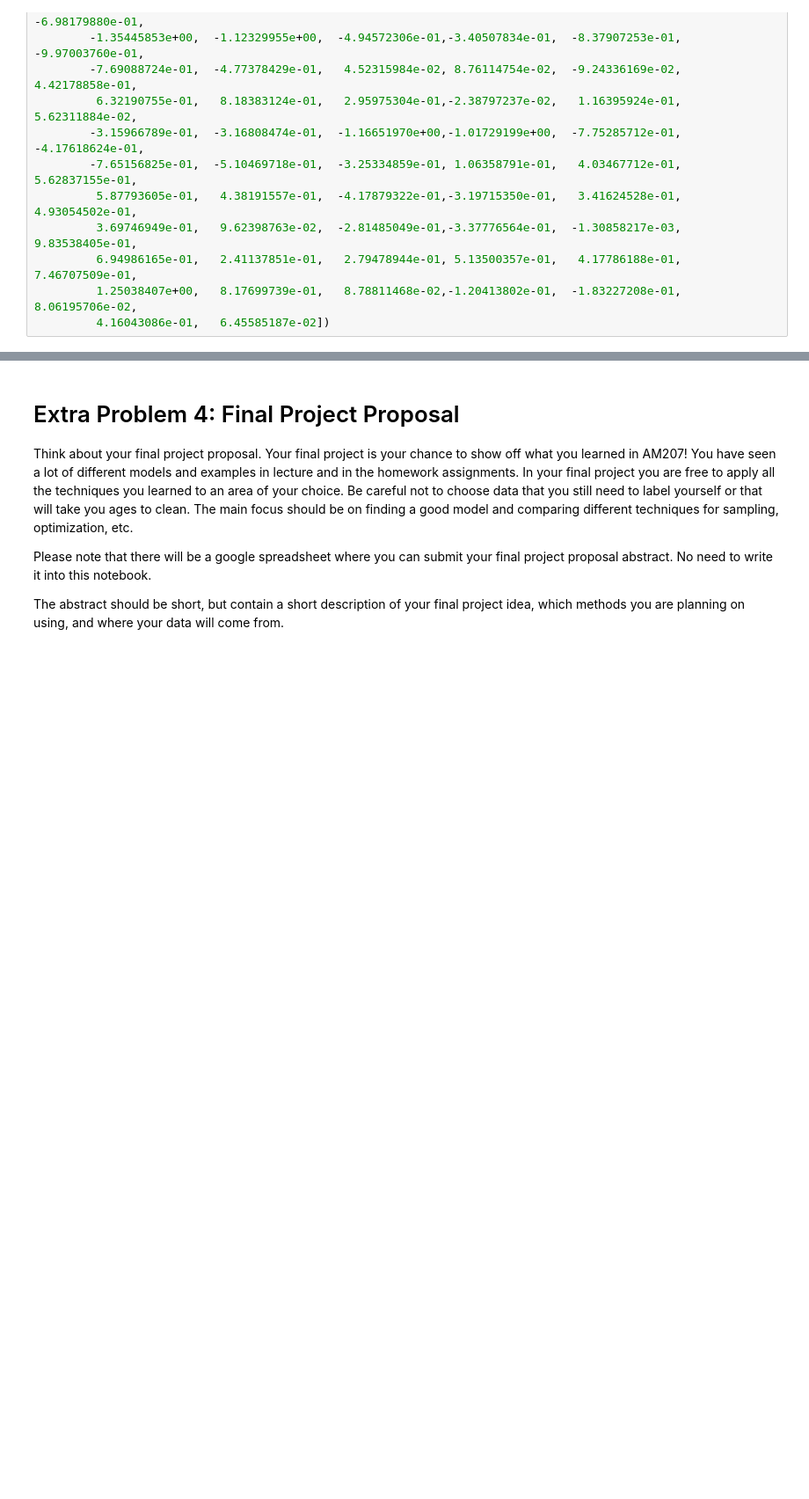
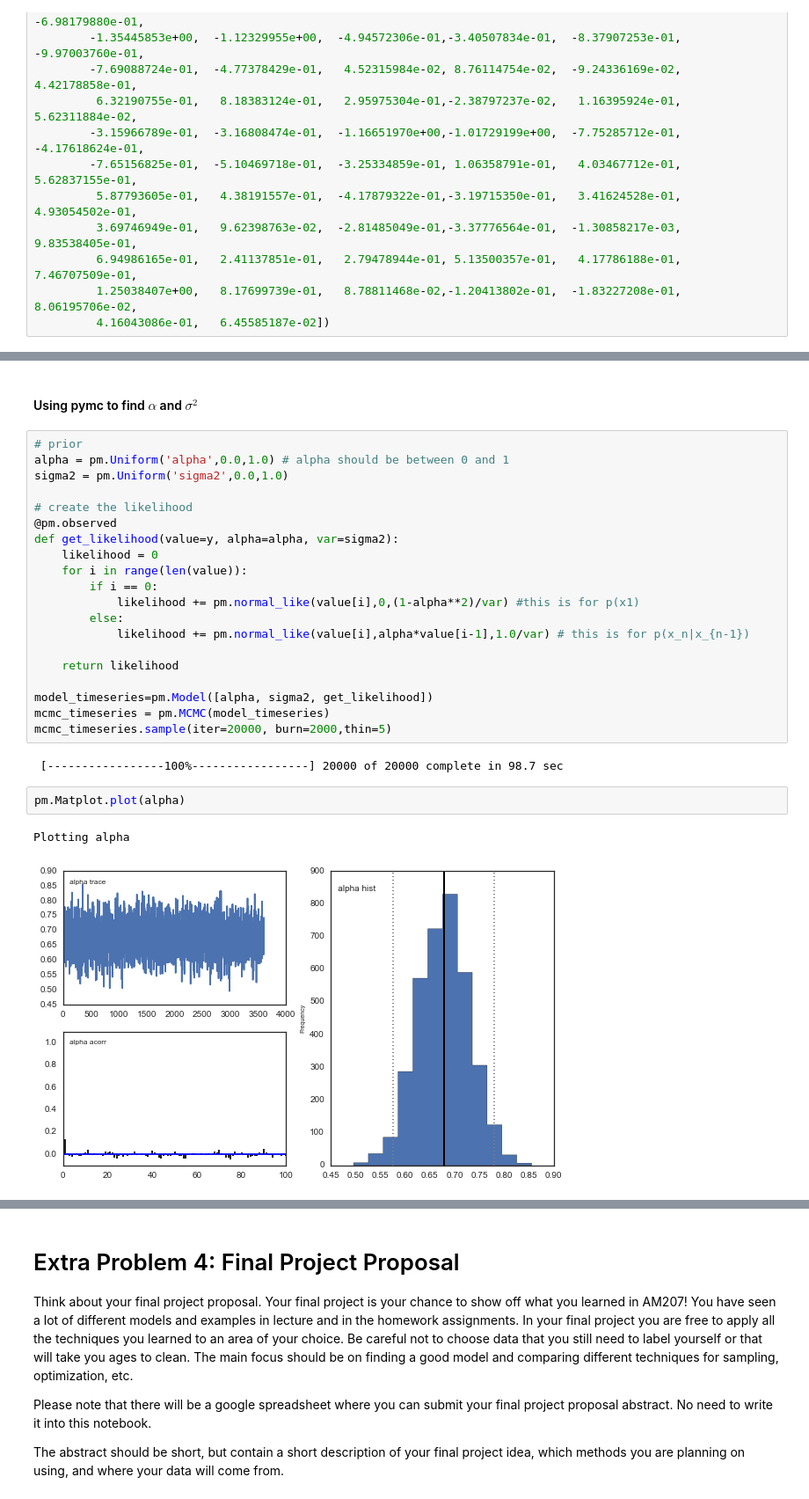
Before and after one commit to hanqingxu93/2016, a Jupyter notebook: Homework/AM207_JOSHUAMEI_HW4.ipynb, the cells around one changed output, grey strips where cells are left out. Shown: that part at 88% size. Cells and saved outputs as stored; diff of their text form; blank space fills up the shorter version.

```diff
--- a/Homework/AM207_JOSHUAMEI_HW4.ipynb
+++ b/Homework/AM207_JOSHUAMEI_HW4.ipynb
@@ -664,0 +739,29 @@ y=np.array([0.00000000e+00,  -2.41884381e-01,  -2.19815584e-01, -5.92654275e-03,
+# %% [markdown]
+#### Using pymc to find $\alpha$ and $\sigma^2$
+# %%
+# prior
+alpha = pm.Uniform('alpha',0.0,1.0) # alpha should be between 0 and 1
+sigma2 = pm.Uniform('sigma2',0.0,1.0)
+
+# create the likelihood
+@pm.observed
+def get_likelihood(value=y, alpha=alpha, var=sigma2):
+    likelihood = 0
+    for i in range(len(value)):
+        if i == 0:
+            likelihood += pm.normal_like(value[i],0,(1-alpha**2)/var) #this is for p(x1)
+        else:
+            likelihood += pm.normal_like(value[i],alpha*value[i-1],1.0/var) # this is for p(x_n|x_{n-1})
+
+    return likelihood
+
+model_timeseries=pm.Model([alpha, sigma2, get_likelihood])
+mcmc_timeseries = pm.MCMC(model_timeseries)
+mcmc_timeseries.sample(iter=20000, burn=2000,thin=5)
+# %% [output]
+ [-----------------100%-----------------] 20000 of 20000 complete in 98.7 sec
+# %%
+pm.Matplot.plot(alpha)
+# %% [output]
+Plotting alpha
+[figure, added]
```
Also changed, not shown: parts of 25 cells of this notebook.
